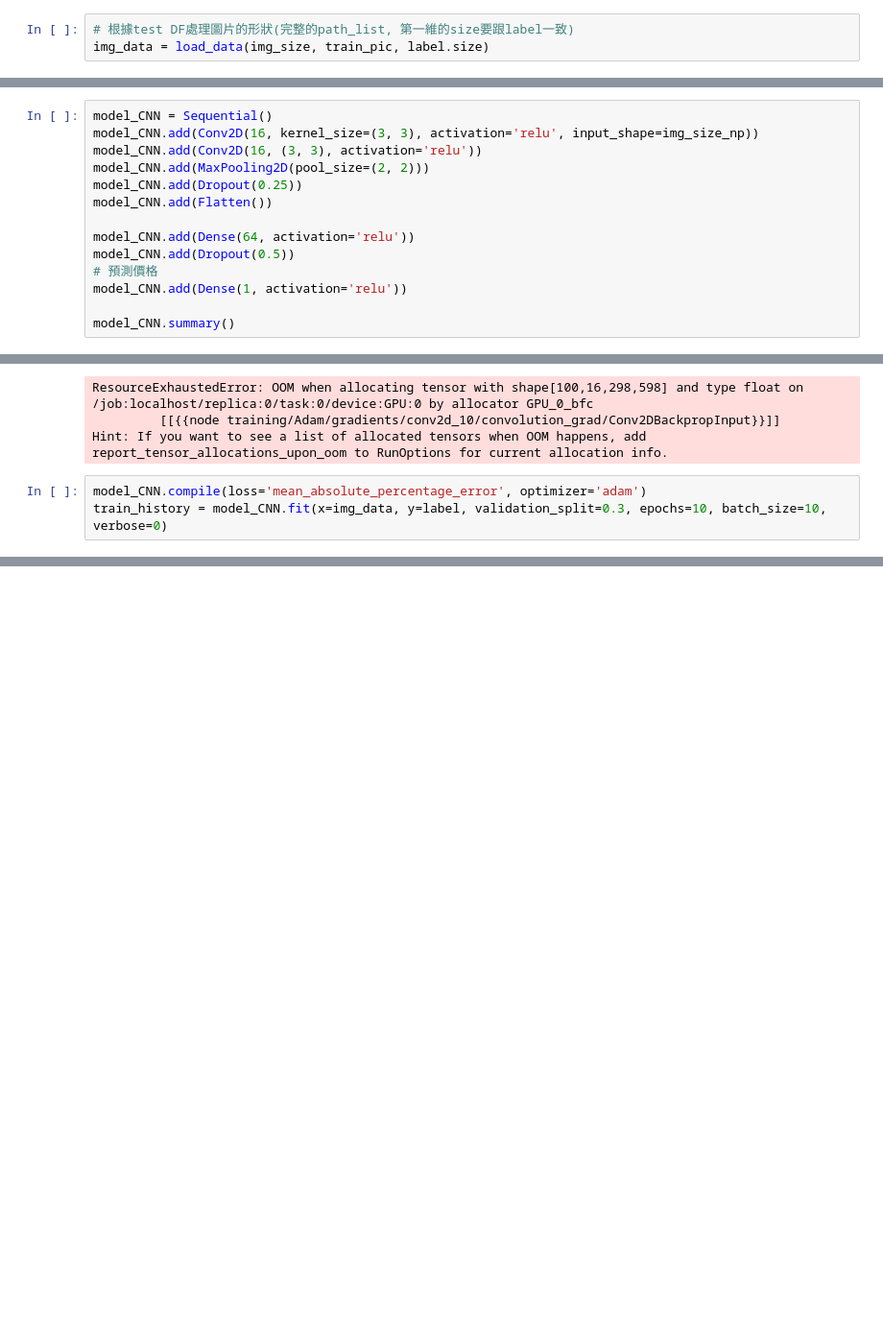
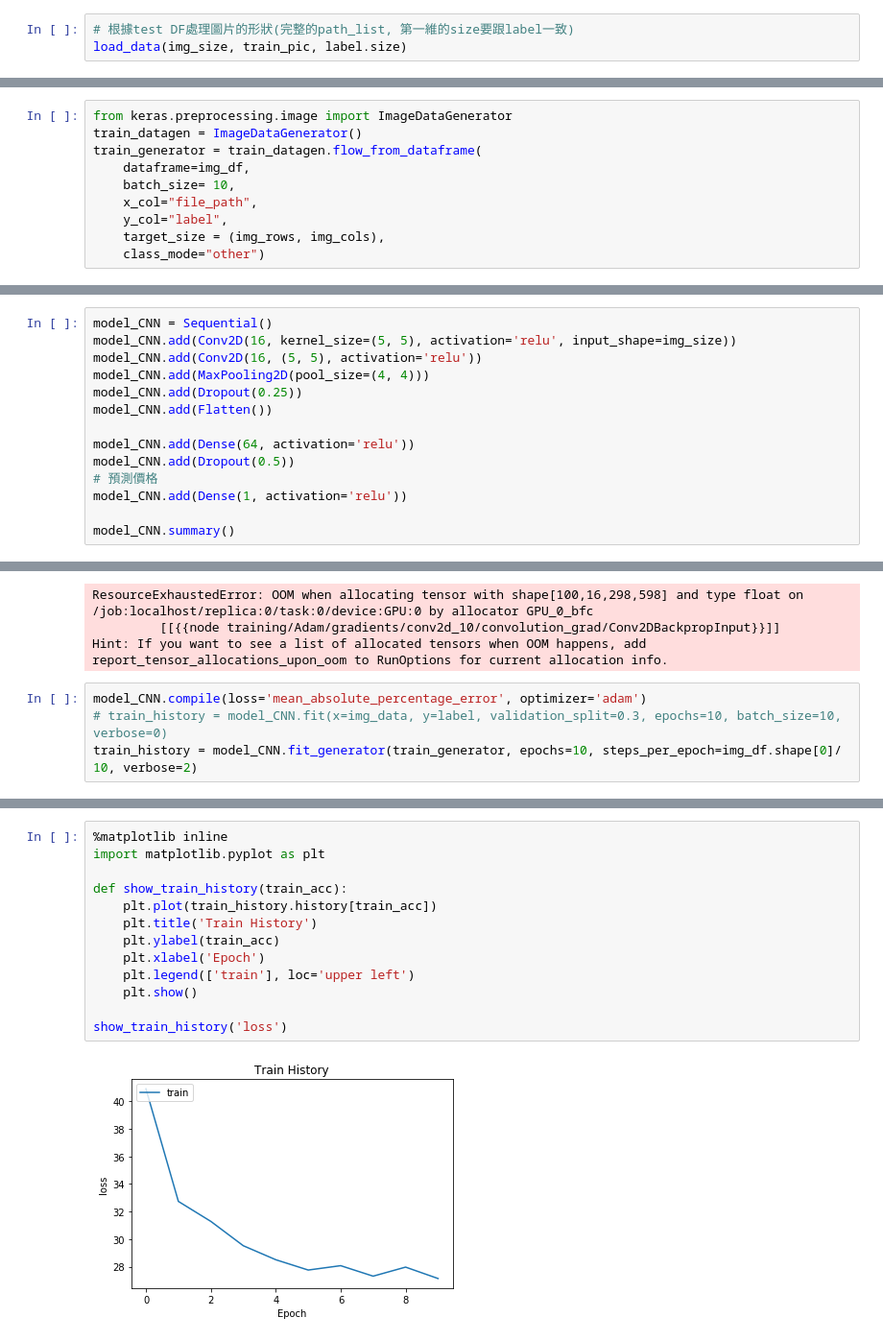
Before and after one commit to johnny12150/19-lab-summer-training, a Jupyter notebook: 0808/multimodal.ipynb, the cells around one changed output, grey strips where cells are left out. Shown at 96% size. Saved outputs shown, nothing was run; the diff lists cells and outputs as text; blank space fills up the shorter version.

Commit message:
load image on each batch

```diff
--- a/0808/multimodal.ipynb
+++ b/0808/multimodal.ipynb
@@ -258,3 +261,3 @@ def load_data(img_res, path_list, size):
 # %%
 # 根據test DF處理圖片的形狀(完整的path_list, 第一維的size要跟label一致)
-img_data = load_data(img_size, train_pic, label.size)
+load_data(img_size, train_pic, label.size)
@@ -264,0 +279,10 @@ img_data = load_data(img_size, train_pic, label.size)
+# %%
+from keras.preprocessing.image import ImageDataGenerator
+train_datagen = ImageDataGenerator()
+train_generator = train_datagen.flow_from_dataframe(
+    dataframe=img_df,
+    batch_size= 10,
+    x_col="file_path",
+    y_col="label",
+    target_size = (img_rows, img_cols),
+    class_mode="other")
@@ -265,8 +294,8 @@ img_data = load_data(img_size, train_pic, label.size)
 # %%
 model_CNN = Sequential()
-model_CNN.add(Conv2D(16, kernel_size=(3, 3), activation='relu', input_shape=img_size_np))
-model_CNN.add(Conv2D(16, (3, 3), activation='relu'))
-model_CNN.add(MaxPooling2D(pool_size=(2, 2)))
+model_CNN.add(Conv2D(16, kernel_size=(5, 5), activation='relu', input_shape=img_size))
+model_CNN.add(Conv2D(16, (5, 5), activation='relu'))
+model_CNN.add(MaxPooling2D(pool_size=(4, 4)))
 model_CNN.add(Dropout(0.25))
 model_CNN.add(Flatten())
 
@@ -311,5 +346,6 @@ ResourceExhaustedError: OOM when allocating tensor with shape[100,16,298,598] an
 Hint: If you want to see a list of allocated tensors when OOM happens, add report_tensor_allocations_upon_oom to RunOptions for current allocation info.
 # %%
 model_CNN.compile(loss='mean_absolute_percentage_error', optimizer='adam')
-train_history = model_CNN.fit(x=img_data, y=label, validation_split=0.3, epochs=10, batch_size=10, verbose=0)
+# train_history = model_CNN.fit(x=img_data, y=label, validation_split=0.3, epochs=10, batch_size=10, verbose=0)
+train_history = model_CNN.fit_generator(train_generator, epochs=10, steps_per_epoch=img_df.shape[0]/ 10, verbose=2)
 # %% [output]
@@ -335,0 +372,15 @@ Epoch 10/10
+# %%
+%matplotlib inline
+import matplotlib.pyplot as plt
+
+def show_train_history(train_acc):
+    plt.plot(train_history.history[train_acc])
+    plt.title('Train History')
+    plt.ylabel(train_acc)
+    plt.xlabel('Epoch')
+    plt.legend(['train'], loc='upper left')
+    plt.show()
+
+show_train_history('loss')
+# %% [output]
+[figure, added]
```
Also changed, not shown: parts of 16 cells of this notebook.
